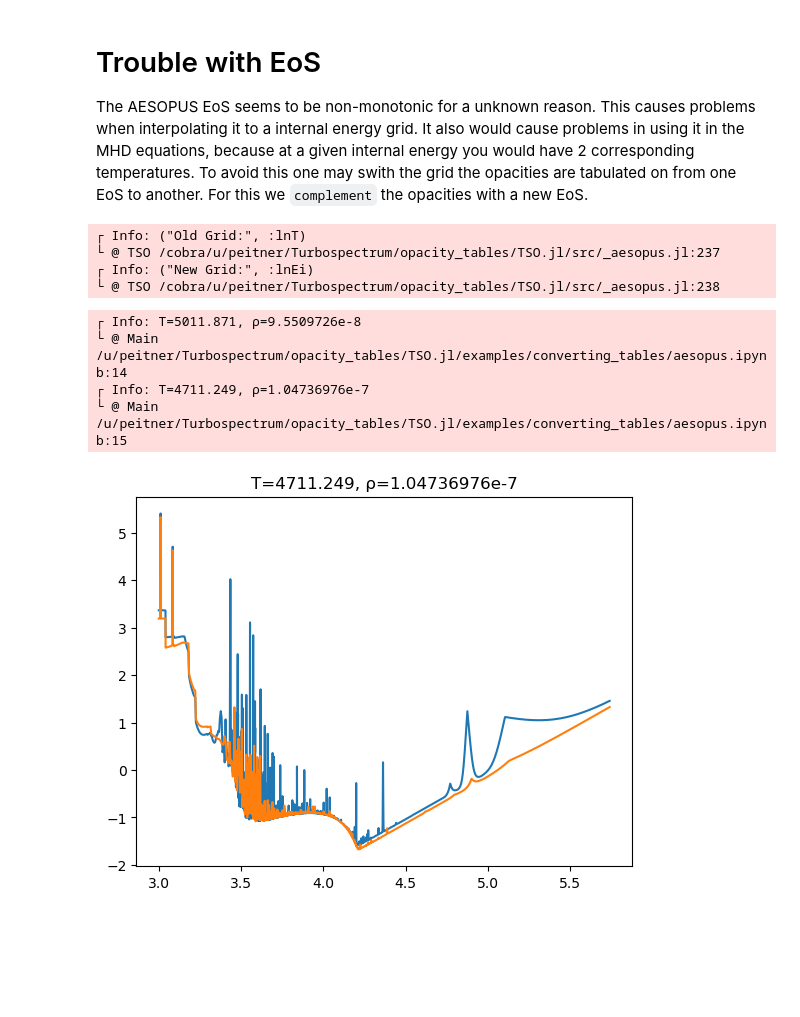
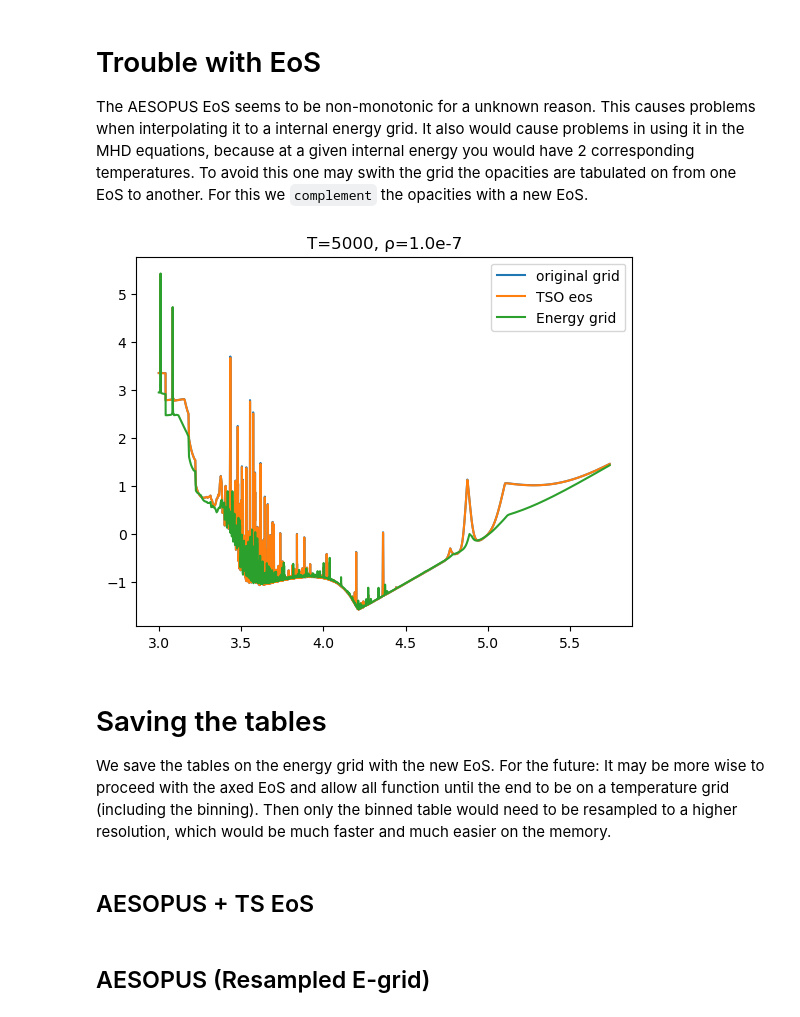
Before and after one commit to pe1995/TSO.jl, a Jupyter notebook: examples/converting_tables/aesopus.ipynb, the cells around one changed output. Cells and saved outputs as stored; diff of their text form; code cells hidden in the pictures; blank space fills up the shorter version.

```diff
--- a/examples/converting_tables/aesopus.ipynb
+++ b/examples/converting_tables/aesopus.ipynb
@@ -218,40 +223,5 @@ gcf()
 # Trouble with EoS
 The AESOPUS EoS seems to be non-monotonic for a unknown reason. This causes problems when interpolating it to a internal energy grid. It also would cause problems in using it in the MHD equations, because at a given internal energy you would have 2 corresponding temperatures. To avoid this one may swith the grid the opacities are tabulated on from one EoS to another. For this we ``complement`` the opacities with a new EoS.
 # %%
-eos_new = eosTSO
-opa_regrid = complement(opaAESO, eosAESO, eos_new);
+eos_new = deepcopy(eosTSO_up)
+opa_regrid = complement(eosAESO, eos_new, opaAESO);
-# %% [output]
-┌ Info: ("Old Grid:", :lnT)
-└ @ TSO /cobra/u/peitner/Turbospectrum/opacity_tables/TSO.jl/src/_aesopus.jl:237
-┌ Info: ("New Grid:", :lnEi)
-└ @ TSO /cobra/u/peitner/Turbospectrum/opacity_tables/TSO.jl/src/_aesopus.jl:238
-# %%
-ir = get_closest(eosAESO.lnRho, log(1e-7))
-it = get_closest(eosAESO.lnT,   log(5000.))
-
-ir_e = get_closest(eos_new.lnRho, log(1e-7))
-it_e = get_closest(eos_new.lnT[:, ir_e], log(5000.))
-
-
-close()
-
-## Title
-plt.title("T=$(exp(eosAESO.lnT[it])), ρ=$(exp(eosAESO.lnRho[ir]))")
-plt.title("T=$(exp(eos_new.lnT[it_e, ir_e])), ρ=$(exp(eos_new.lnRho[ir_e]))")
-
-@info "T=$(exp(eosAESO.lnT[it])), ρ=$(exp(eosAESO.lnRho[ir]))"
-@info "T=$(exp(eos_new.lnT[it_e, ir_e])), ρ=$(exp(eos_new.lnRho[ir_e]))"
-
-
-## plot
-plt.plot(log10.(opaAESO.λ), log10.(opaAESO.κ[it, ir, :]))
-plt.plot(log10.(opa_regrid.λ), log10.(opa_regrid.κ[it_e, ir_e, :]))
-
-
-gcf()
-# %% [output]
-┌ Info: T=5011.871, ρ=9.5509726e-8
-└ @ Main /u/peitner/Turbospectrum/opacity_tables/TSO.jl/examples/converting_tables/aesopus.ipynb:14
-┌ Info: T=4711.249, ρ=1.04736976e-7
-└ @ Main /u/peitner/Turbospectrum/opacity_tables/TSO.jl/examples/converting_tables/aesopus.ipynb:15
-[figure, removed]
@@ -257,0 +230,8 @@ gcf()
+# %%
+t = 5000
+r = 1e-7
+e_new   = bisect(eos_new,   lnRho=log(r), lnT=log(t), lnEi=limits(eos_new, 1))
+e_new2  = bisect(eosAESO_e, lnRho=log(r), lnT=log(t), lnEi=limits(eosAESO_e, 1))
+kAESO   = [lookup(eosAESO,   opaAESO,    :κ, log(r), log(t), i) for i in eachindex(opaAESO.λ)]
+kAESO_e = [lookup(eosAESO_e, opaAESO_e,  :κ, log(r), e_new2, i) for i in eachindex(opaAESO.λ)]
+knew    = [lookup(eos_new,   opa_regrid, :κ, log(r), e_new,  i) for i in eachindex(opaAESO.λ)];
@@ -257,0 +241,21 @@ gcf()
+# %%
+close()
+
+## Title
+plt.title("T=$(t), ρ=$(r)")
+
+## plot
+plt.plot(log10.(opaAESO.λ),    log10.(kAESO),   label="original grid")
+plt.plot(log10.(opa_regrid.λ), log10.(knew),    label="TSO eos")
+plt.plot(log10.(opaAESO_e.λ),  log10.(kAESO_e), label="Energy grid")
+
+plt.legend()
+
+gcf()
+# %% [output]
+[figure, added]
+# %% [markdown]
+# Saving the tables
+We save the tables on the energy grid with the new EoS. For the future: It may be more wise to proceed with the axed EoS and allow all function until the end to be on a temperature grid (including the binning). Then only the binned table would need to be resampled to a higher resolution, which would be much faster and much easier on the memory.
+# %% [markdown]
+## AESOPUS + TS EoS
@@ -257,0 +275,2 @@ gcf()
+# %% [markdown]
+## AESOPUS (Resampled E-grid)
```
Also changed, not shown: parts of 16 cells of this notebook, 16 other files.
